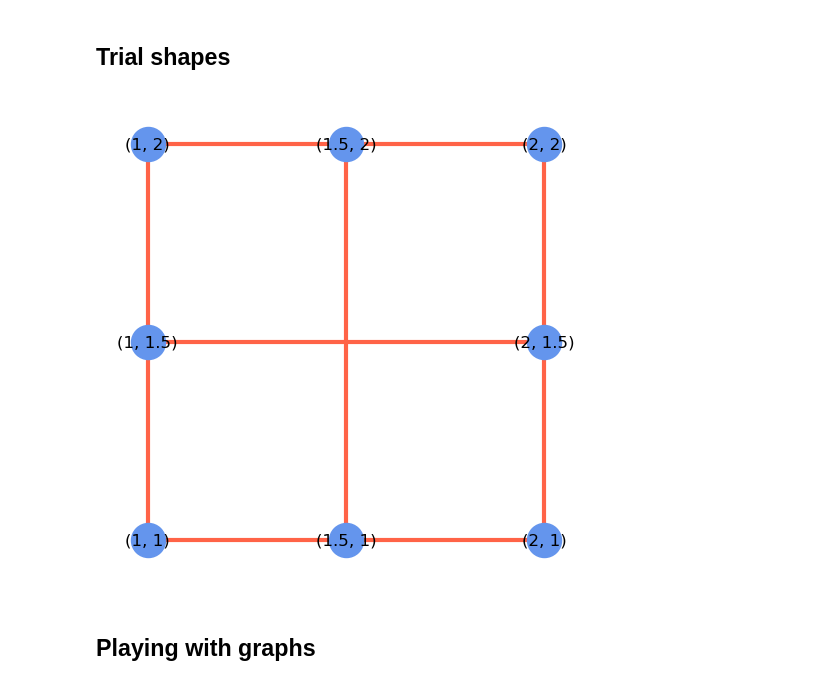
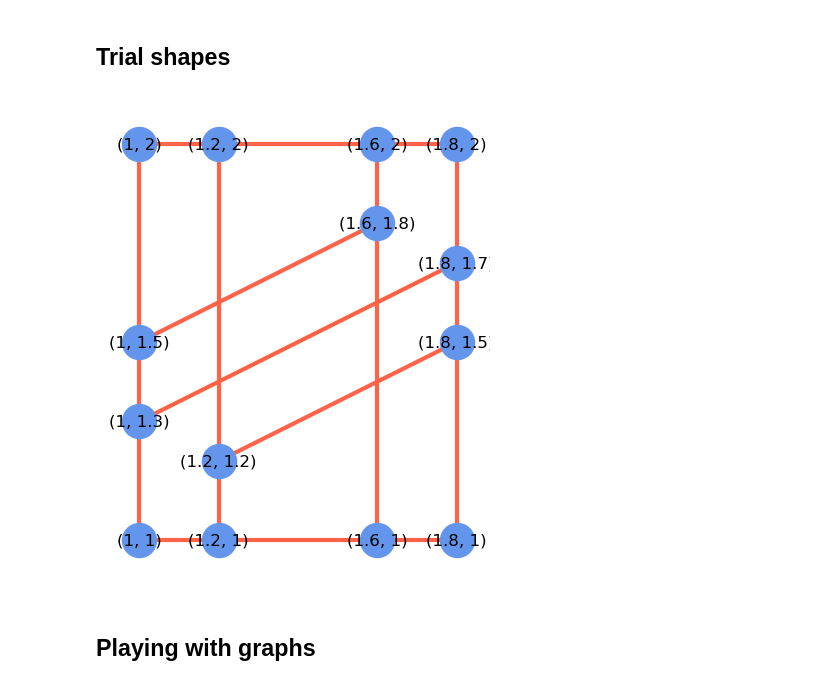
Before and after one commit to rsnemmen/perimeter-product, a Jupyter notebook: prototyping.ipynb, the cells around one changed output. Saved outputs shown, nothing was run; the diff lists cells and outputs as text; code cells hidden in the pictures.

```diff
--- a/prototyping.ipynb
+++ b/prototyping.ipynb
@@ -40,10 +40,20 @@ window= ( ((1, 1), (1, 2)),
 ((2, 1), (1, 1)),
 ((1.5, 1), (1.5, 2)),
 ((1, 1.5), (2, 1.5)), )
+# %%
+mystery=( ((1, 1), (1, 2)),
+((1, 2), (1.8, 2)),
+((1.8, 2), (1.8, 1)),
+((1.8, 1), (1, 1)),
+((1.2, 1), (1.2, 2)),
+((1.6, 1), (1.6, 2)),
+((1, 1.5), (1.6, 1.8)),
+((1, 1.3), (1.8, 1.7)),
+((1.2, 1.2), (1.8, 1.5)), )
 # %%
-hestus.plot(window)
+hestus.plot(mystery)
 # %% [output]
-[figure, old version]
+[figure, new version]
 # %% [markdown]
 ## Playing with graphs
 # %% [markdown]
```
Also changed, not shown: parts of 11 cells of this notebook.
